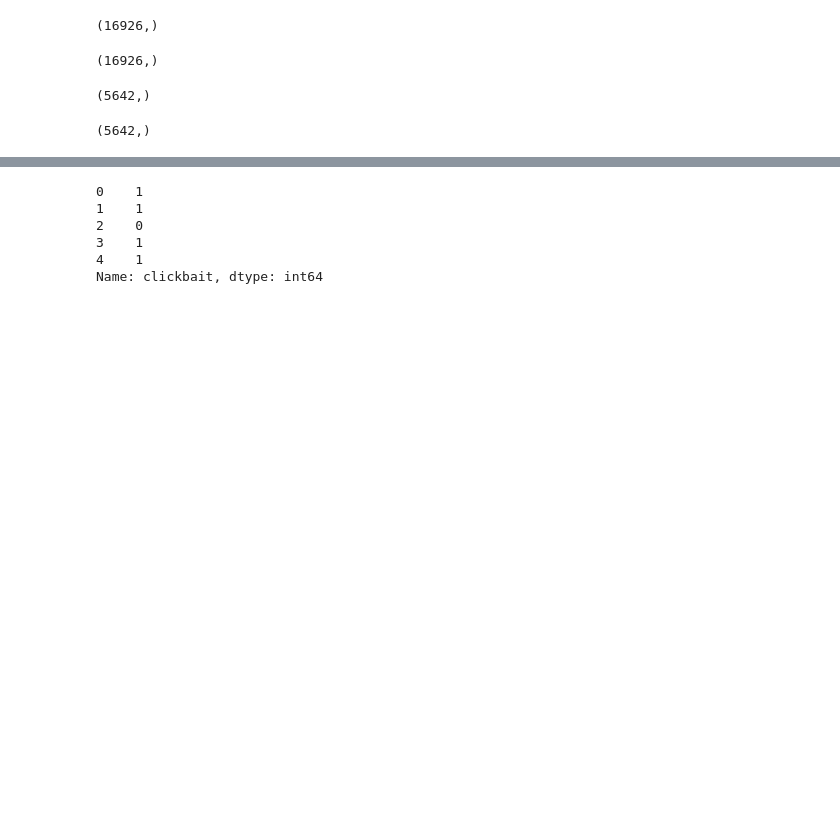
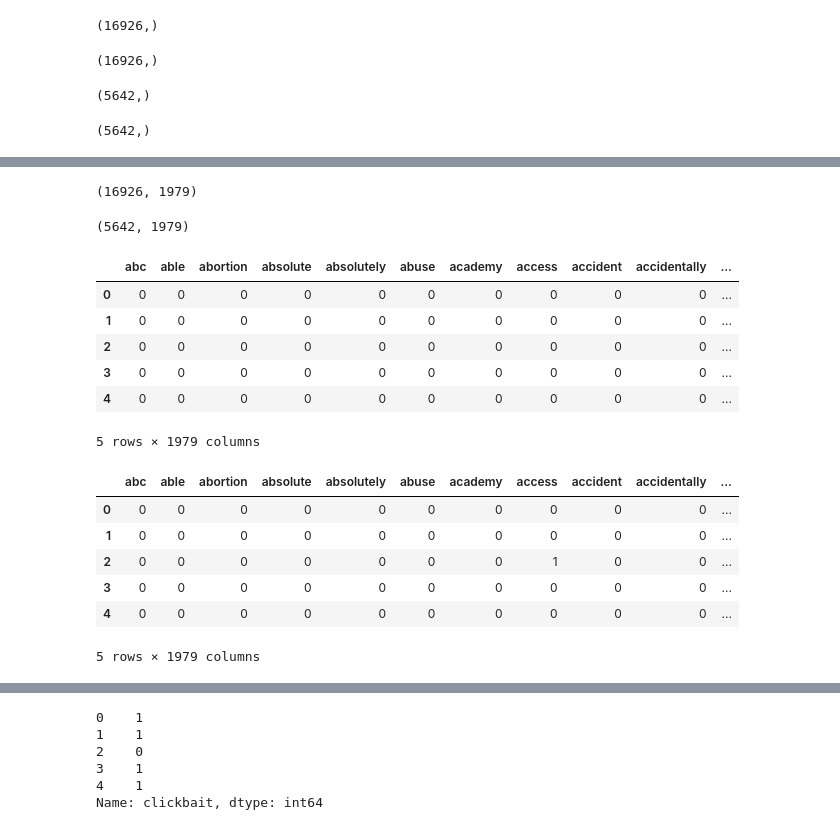
Before and after one commit to leoAshu/headline-classification, a Jupyter notebook: notebooks/model_selection.ipynb, the cells around one changed output, grey strips where cells are left out. Cells and saved outputs as stored; diff of their text form; code cells hidden in the pictures; blank space fills up the shorter version.

```diff
--- a/notebooks/model_selection.ipynb
+++ b/notebooks/model_selection.ipynb
@@ -114,2 +110,32 @@ display(x_train_w2v.head())
 # %%
 # tf-idf transformation
+# instantiate a CountVectorizer
+tfidf_vectorizer = CountVectorizer(min_df=10)
+
+# train and construct bag of words
+x_train_tfidf = pd.DataFrame(tfidf_vectorizer.fit_transform(x_train).toarray(), columns=tfidf_vectorizer.get_feature_names_out())
+x_valid_tfidf = pd.DataFrame(tfidf_vectorizer.transform(x_valid).toarray(), columns=tfidf_vectorizer.get_feature_names_out())
+
+# shape of document matrix: (rows, columns)
+display(x_train_tfidf.shape, x_valid_tfidf.shape)
+
+# first 5 datapoints of transformed train & validation sets
+display(x_train_tfidf.head())
+display(x_valid_tfidf.head())
+# %% [output]
+(16926, 1979)
+(5642, 1979)
+|  | abc | able | abortion | absolute | absolutely | abuse | academy | access | accident | accidentally | ... |
+| 0 | 0 | 0 | 0 | 0 | 0 | 0 | 0 | 0 | 0 | 0 | ... |
+| 1 | 0 | 0 | 0 | 0 | 0 | 0 | 0 | 0 | 0 | 0 | ... |
+| 2 | 0 | 0 | 0 | 0 | 0 | 0 | 0 | 0 | 0 | 0 | ... |
+| 3 | 0 | 0 | 0 | 0 | 0 | 0 | 0 | 0 | 0 | 0 | ... |
+| 4 | 0 | 0 | 0 | 0 | 0 | 0 | 0 | 0 | 0 | 0 | ... |
+5 rows × 1979 columns
+|  | abc | able | abortion | absolute | absolutely | abuse | academy | access | accident | accidentally | ... |
+| 0 | 0 | 0 | 0 | 0 | 0 | 0 | 0 | 0 | 0 | 0 | ... |
+| 1 | 0 | 0 | 0 | 0 | 0 | 0 | 0 | 0 | 0 | 0 | ... |
+| 2 | 0 | 0 | 0 | 0 | 0 | 0 | 0 | 1 | 0 | 0 | ... |
+| 3 | 0 | 0 | 0 | 0 | 0 | 0 | 0 | 0 | 0 | 0 | ... |
+| 4 | 0 | 0 | 0 | 0 | 0 | 0 | 0 | 0 | 0 | 0 | ... |
+5 rows × 1979 columns
```
Also changed, not shown: parts of 12 cells of this notebook.
